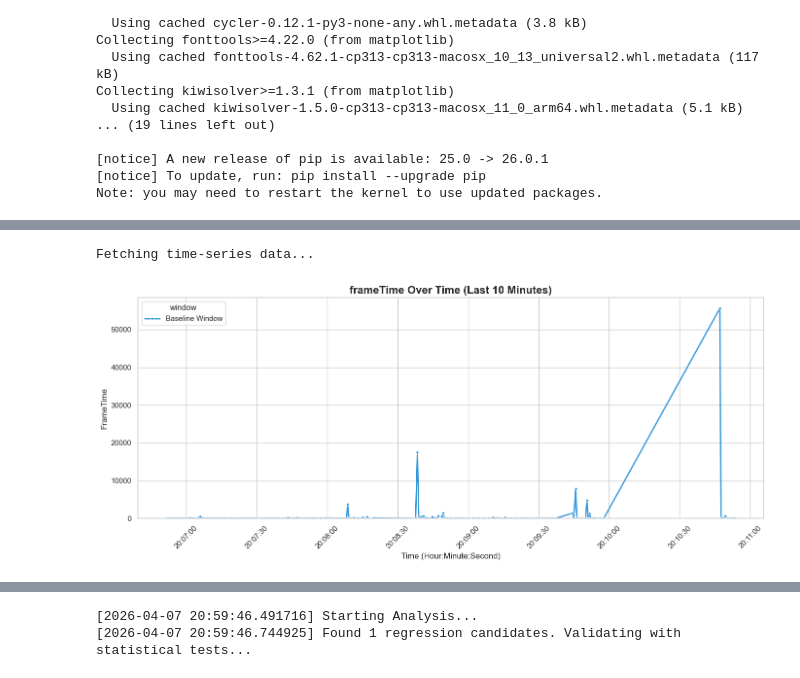
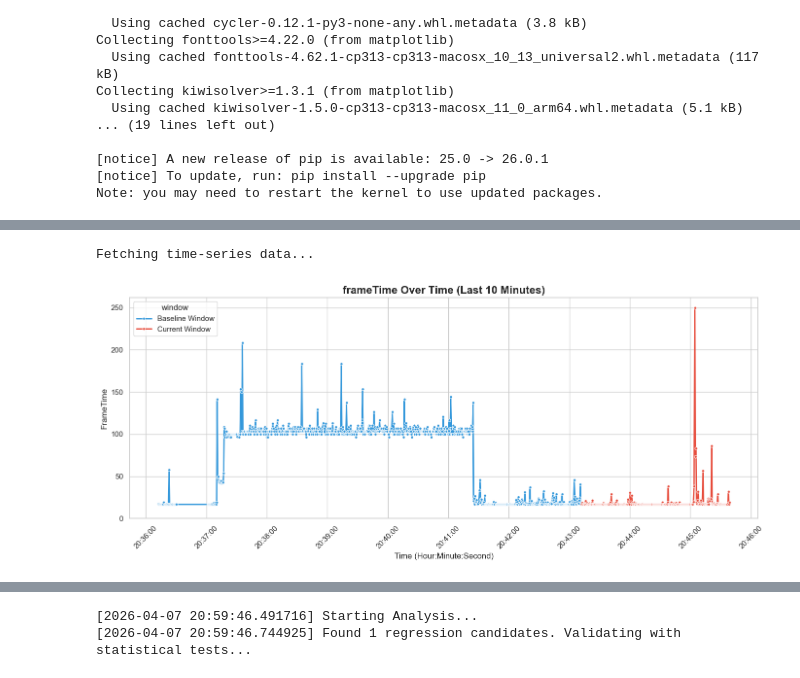
Before and after one commit to nai1ka/PerfX, a Jupyter notebook: Analysis/analysis.ipynb, the cells around one changed output, grey strips where cells are left out. Cells and saved outputs as stored; diff of their text form; code cells hidden in the pictures.

```diff
--- a/Analysis/analysis.ipynb
+++ b/Analysis/analysis.ipynb
@@ -241,7 +242,7 @@ query_raw_cpu = f"""
         value,
         if(ts >= now() - INTERVAL {CURRENT_START_MIN} MINUTE, 'Current', 'Baseline') as window
     FROM metric_records
-    WHERE metric_id = '{METRIC_ID}'
+    WHERE metric_id = '{METRIC_ID}' AND package_name = '{APP_ID}' AND device_cohort = 'Medium'
       AND ts >= now() - INTERVAL {BASELINE_START_MIN} MINUTE
 """
 
@@ -306,7 +307,7 @@ query_time_series = f"""
         value,
         if(ts >= now() - INTERVAL {CURRENT_START_MIN} MINUTE, 'Current Window', 'Baseline Window') as window
     FROM metric_records
-    WHERE metric_id = '{METRIC_ID}'
+     WHERE metric_id = '{METRIC_ID}' AND package_name = '{APP_ID}' AND device_cohort = 'Medium'
       AND ts >= now() - INTERVAL {BASELINE_START_MIN} MINUTE
     ORDER BY ts ASC
 """
@@ -322,34 +323,34 @@ else:
     plt.figure(figsize=(14, 6))
 
     # Draw the line connecting all CPU values over time
     sns.lineplot(
         data=ts_df,
         x='ts',
         y='value',
         hue='window',
         palette={'Baseline Window': '#3498db', 'Current Window': '#e74c3c'},
         linewidth=2,
         marker='o',      # Adds a dot for every single measurement
         markersize=4
     )
 
     # 3. Format the X-axis to show Minutes clearly
     plt.gca().xaxis.set_major_formatter(mdates.DateFormatter('%H:%M:%S'))
     plt.xticks(rotation=45)
 
     # 4. Add labels and title
     plt.title(f"{METRIC_ID} Over Time (Last {BASELINE_START_MIN} Minutes)", fontsize=16, fontweight='bold')
     plt.xlabel("Time (Hour:Minute:Second)", fontsize=12)
     plt.ylabel("FrameTime", fontsize=12)
 
     # Set Y-axis to start at 0 so the scale makes sense
     plt.ylim(bottom=0)
 
     plt.tight_layout()
     plt.show()
 # %% [output]
 Fetching time-series data...
-[figure, old version]
+[figure, new version]
 # %%
 print(f"[{datetime.datetime.now()}] Fetching candidates (Last 1m vs Previous 4m)...")
 client = get_clickhouse_client()
```
Also changed, not shown: parts of 5 cells of this notebook, 7 other files.
